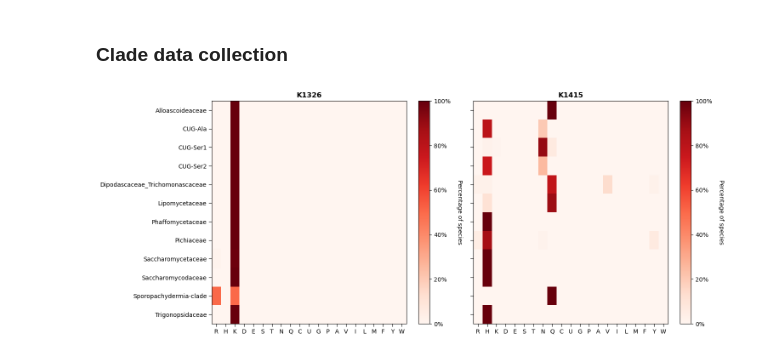
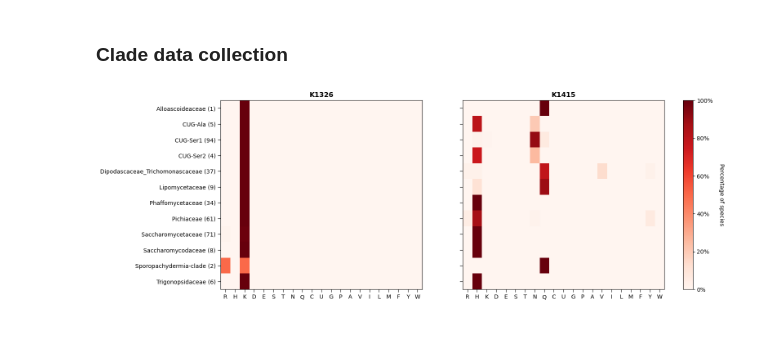
Before and after one commit to GeorgeCrawford15/brodsky-lab, a Jupyter notebook: CHC-conservation.ipynb, the cells around one changed output. Saved outputs shown, nothing was run; the diff lists cells and outputs as text; code cells hidden in the pictures.

Commit message:
fix graph output to show the number of species in each clade and show the colorbar only once

```diff
--- a/CHC-conservation.ipynb
+++ b/CHC-conservation.ipynb
@@ -103,12 +100,13 @@ Alignment has 6 rows and 22 key residues.
 def clade_residue_conservation(clade_fasta_paths, res_site_dict):
     aa_list = 'RHKDESTNQCUGPAVILMFYW'
     total_clades_arrays_dict = {}
+    n_species_per_clade = []
 
     for clade_name, fasta_path in clade_fasta_paths.items():
         aligned_fasta = AlignIO.read(fasta_path, 'fasta')
         n_rows = len(aligned_fasta)
         n_cols = len(aa_list)
-        #print(f'{clade_name} has {n_rows} species')
+        n_species_per_clade.append(n_rows)
 
         clade_arrays_dict = {}
         for res, res_pos in res_site_dict.items():
@@ -125,11 +123,11 @@ def clade_residue_conservation(clade_fasta_paths, res_site_dict):
 
         total_clades_arrays_dict[clade_name] = clade_arrays_dict
 
-    return total_clades_arrays_dict
+    return total_clades_arrays_dict, n_species_per_clade
 # %%
 from matplotlib.ticker import PercentFormatter
 
-total_clades_arrays_dict = clade_residue_conservation(clade_fasta_paths, res_site_dict)
+total_clades_arrays_dict, n_species_per_clade = clade_residue_conservation(clade_fasta_paths, res_site_dict)
 
 aa_list = 'RHKDESTNQCUGPAVILMFYW'
 aa_indices = list(range(len(aa_list)))
@@ -144,38 +142,43 @@ res_matrices = {res: [] for res in res_names} # Initializes the data containers
 
 for clade in clade_names:
     clade_data = total_clades_arrays_dict[clade]
     for res in res_names:
         compressed_arr = clade_data[res]
         total = compressed_arr.sum()
         if total == 0:
             normalized_arr = np.zeros(n_aa)
         else:
             normalized_arr = compressed_arr / total
         res_matrices[res].append(normalized_arr)
 
 fig, axes_obj_arr = plt.subplots(1, n_res, figsize=(15, 6), sharey=True)
-
+im = None
 for i, res in enumerate(res_names):
     res_matrix = np.array(res_matrices[res]) # Turns all the 1-dimensional np arrays in each res_matrices dict value into one large array of all normalized/heatmap values
     axes_obj = axes_obj_arr[i] if n_res > 1 else ax_obj_arr
 
     im = axes_obj.imshow(res_matrix, cmap='Reds', aspect='auto', vmin=0, vmax=1)
 
     axes_obj.set_xticks(aa_indices)
     axes_obj.set_xticklabels(aa_list, fontsize=10)
     axes_obj.set_yticks(np.arange(n_clades))
-    axes_obj.set_yticklabels(clade_names, fontsize=10)
+    #axes_obj.set_yticklabels(clade_names, fontsize=10)
+    ytick_labels = [f'{clade} ({n})' for clade, n in zip(clade_names, n_species_per_clade)]
+    axes_obj.set_yticklabels(ytick_labels, fontsize=10)
     axes_obj.set_title(res, fontsize=12, fontweight='bold')
     axes_obj.tick_params(axis='both', which='both', length=5)
 
+    # Connor may or may not use the grids in his publication, so keep them commented here in case.
     #for x_pos in aa_indices:
-    #    axes_obj.axvline(x=x_pos - 0.5, color='gray', linewidth=0.5, linestyle='-', alpha=0.4)
+    #    axes_obj.axvline(x=x_pos - 0.5, color='gray', linewidth=0.5, linestyle='--', alpha=0.4)
 
-    cbar = plt.colorbar(im, ax=axes_obj)
-    cbar.ax.yaxis.set_major_formatter(PercentFormatter(xmax=1))
-    cbar.set_label('Percentage of species', rotation=270, labelpad=20)
+    #for y_pos in np.arange(n_clades):
+    #    axes_obj.axhline(y=y_pos - 0.5, color='gray', linewidth=0.5, linestyle='--', alpha=0.4)
 
-fig.tight_layout()
+cbar = fig.colorbar(im, ax=axes_obj_arr, orientation='vertical', fraction=0.025, pad=0.04)
+cbar.ax.yaxis.set_major_formatter(PercentFormatter(xmax=1))
+cbar.set_label('Percentage of species', rotation=270, labelpad=20)
+
 plt.show()
 # %% [output]
-[figure, old version]
+[figure, new version]
```
Also changed, not shown: parts of 3 cells of this notebook.
